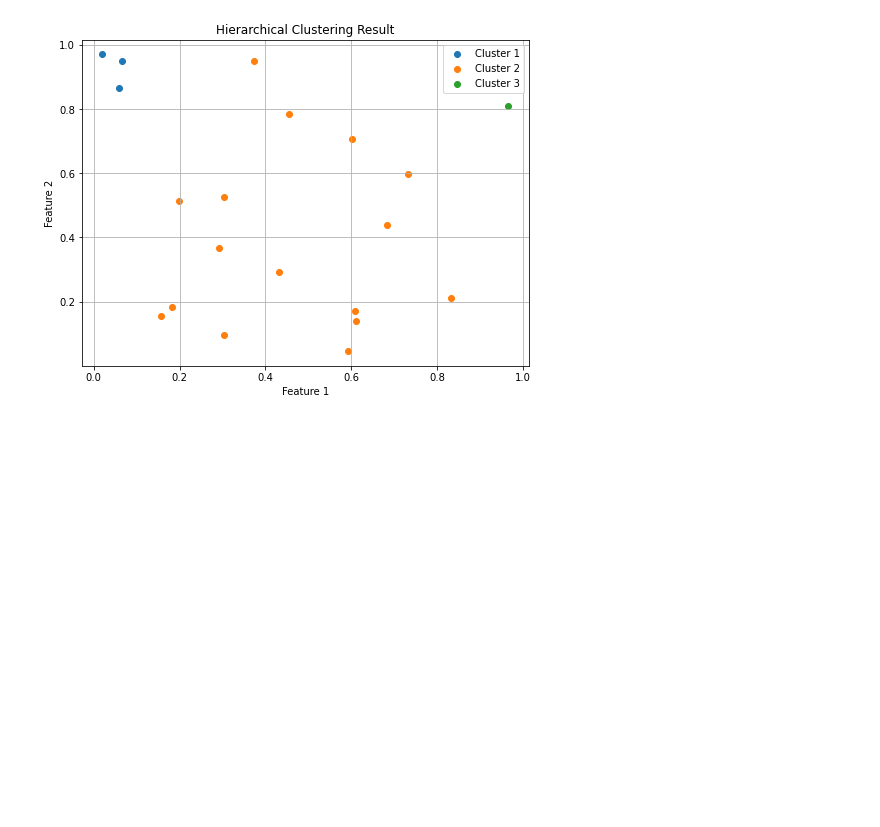
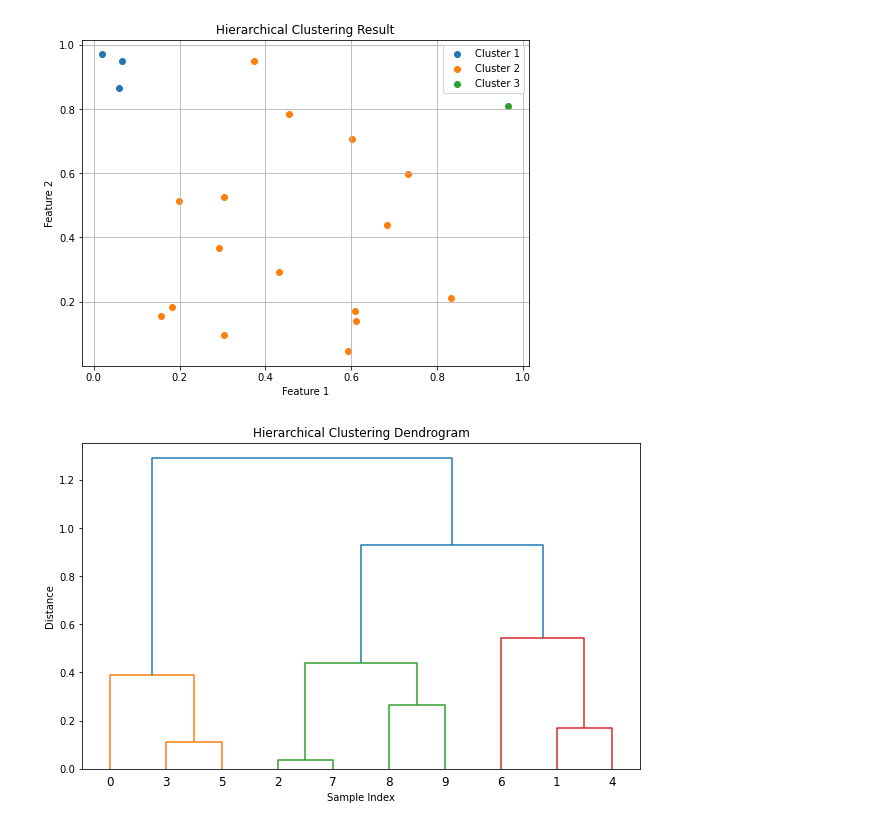
Before and after one commit to OluwoleDove/ML_class, a Jupyter notebook: K-means.ipynb, the cells around one changed output. Drawn from its saved outputs; the diff is of its cells as text; code cells hidden in the pictures; blank space fills up the shorter version.

Commit message:
Clustering working with scipy modules - now trying with pure python code

```diff
--- a/K-means.ipynb
+++ b/K-means.ipynb
@@ -234,3 +223,30 @@ visualize_clusters(data, clusters)
 # %% [output]
 [figure]
 [figure]
+# %%
+import numpy as np
+from scipy.cluster.hierarchy import dendrogram, linkage
+import matplotlib.pyplot as plt
+
+def hierarchical_clustering(data, method='single', metric='euclidean'):
+    linkage_matrix = linkage(data, method=method, metric=metric)
+    return linkage_matrix
+
+def plot_dendrogram(linkage_matrix):
+    plt.figure(figsize=(10, 6))
+    dendrogram(linkage_matrix)
+    plt.title('Hierarchical Clustering Dendrogram')
+    plt.xlabel('Sample Index')
+    plt.ylabel('Distance')
+    plt.show()
+
+if __name__ == "__main__":
+    np.random.seed(42)
+    n_samples = 10
+    n_features = 2
+    data = np.random.rand(n_samples, n_features)
+
+    linkage_matrix = hierarchical_clustering(data, method='ward', metric='euclidean')
+    plot_dendrogram(linkage_matrix)
+# %% [output]
+[figure, added]
```
Also changed, not shown: parts of 4 cells of this notebook.
